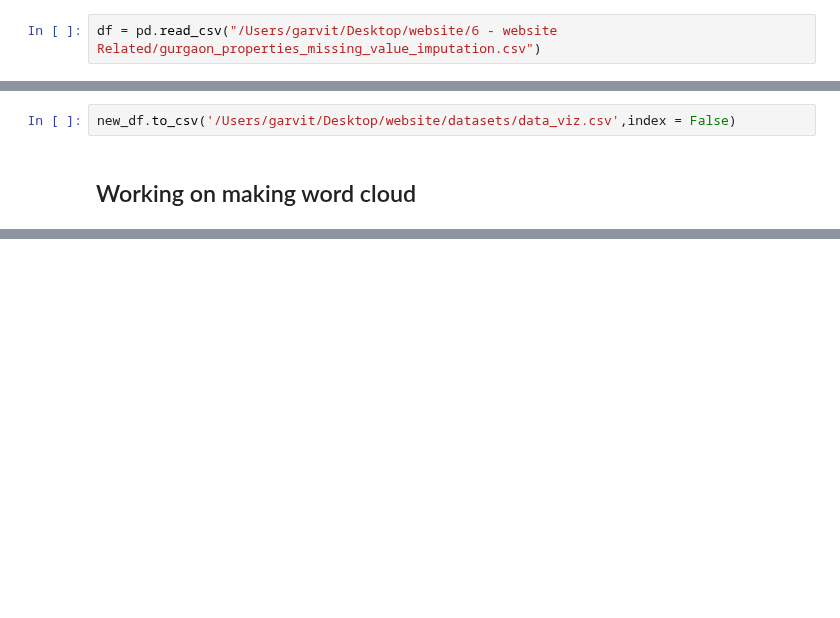
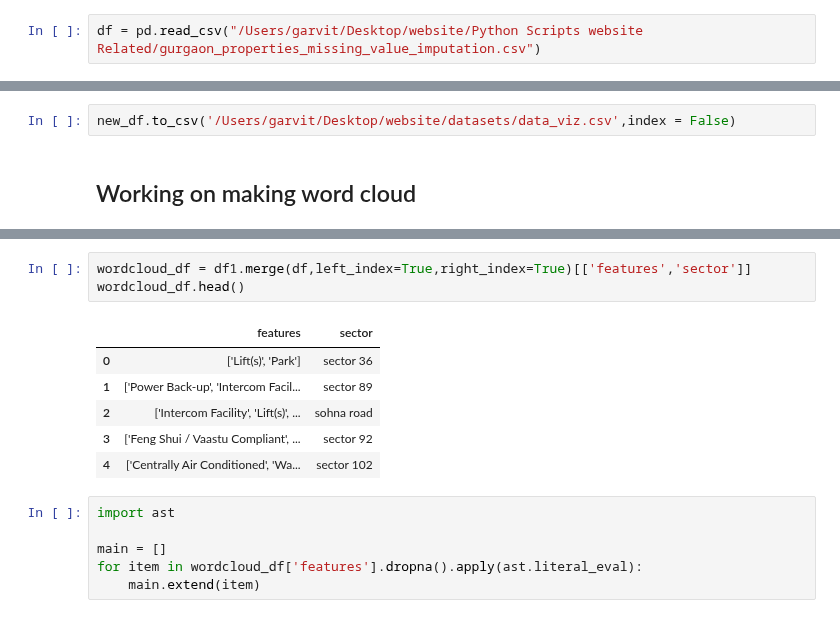
Before and after one commit to garvit1408/NestWise-, a Jupyter notebook: Python Scripts website Related/data-visualization.ipynb, the cells around one changed output, grey strips where cells are left out. Saved outputs shown, nothing was run; the diff lists cells and outputs as text; blank space fills up the shorter version.

```diff
--- a/Python Scripts website Related/data-visualization.ipynb
+++ b/Python Scripts website Related/data-visualization.ipynb
@@ -11,7 +11,7 @@ Requirement already satisfied: plotly in /Users/garvit/Desktop/website/website-e
 Requirement already satisfied: narwhals>=1.15.1 in /Users/garvit/Desktop/website/website-env/lib/python3.10/site-packages (from plotly) (1.44.0)
 Requirement already satisfied: packaging in /Users/garvit/Desktop/website/website-env/lib/python3.10/site-packages (from plotly) (24.2)
 # %%
-df = pd.read_csv("/Users/garvit/Desktop/website/6 - website Related/gurgaon_properties_missing_value_imputation.csv")
+df = pd.read_csv("/Users/garvit/Desktop/website/Python Scripts website Related/gurgaon_properties_missing_value_imputation.csv")
 # %%
 df.shape
 # %% [output]
@@ -106,0 +136,16 @@ new_df.to_csv('/Users/garvit/Desktop/website/datasets/data_viz.csv',index = Fals
+# %%
+wordcloud_df = df1.merge(df,left_index=True,right_index=True)[['features','sector']]
+wordcloud_df.head()
+# %% [output]
+|  | features | sector |
+| 0 | ['Lift(s)', 'Park'] | sector 36 |
+| 1 | ['Power Back-up', 'Intercom Facil... | sector 89 |
+| 2 | ['Intercom Facility', 'Lift(s)', ... | sohna road |
+| 3 | ['Feng Shui / Vaastu Compliant', ... | sector 92 |
+| 4 | ['Centrally Air Conditioned', 'Wa... | sector 102 |
+# %%
+import ast
+
+main = []
+for item in wordcloud_df['features'].dropna().apply(ast.literal_eval):
+    main.extend(item)
```
Also changed, not shown: parts of 6 cells of this notebook, 3 other files.
